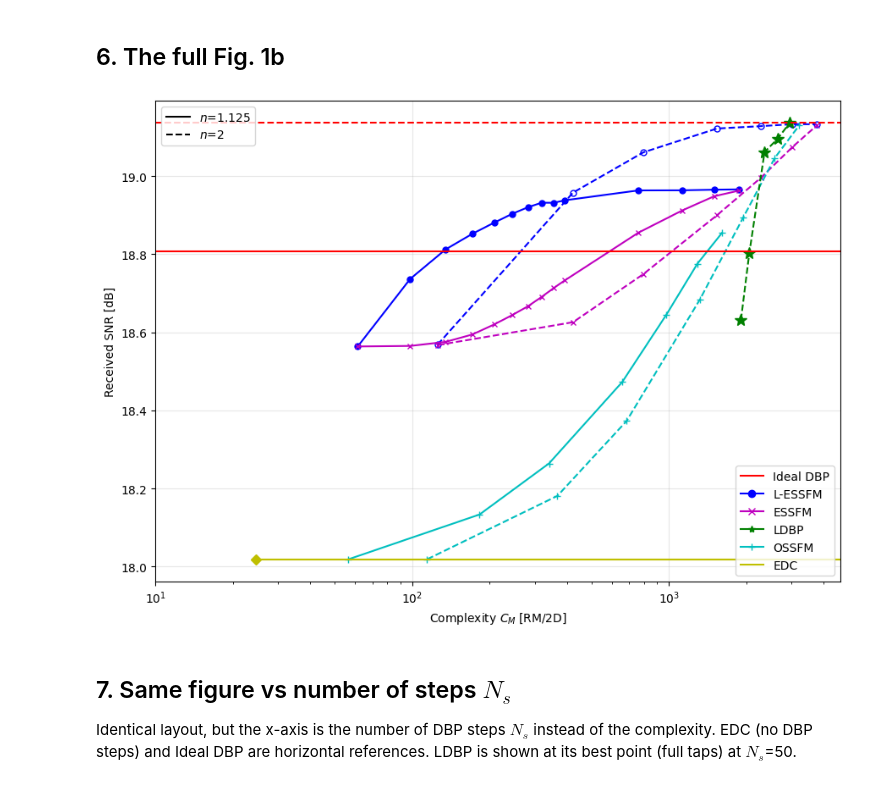
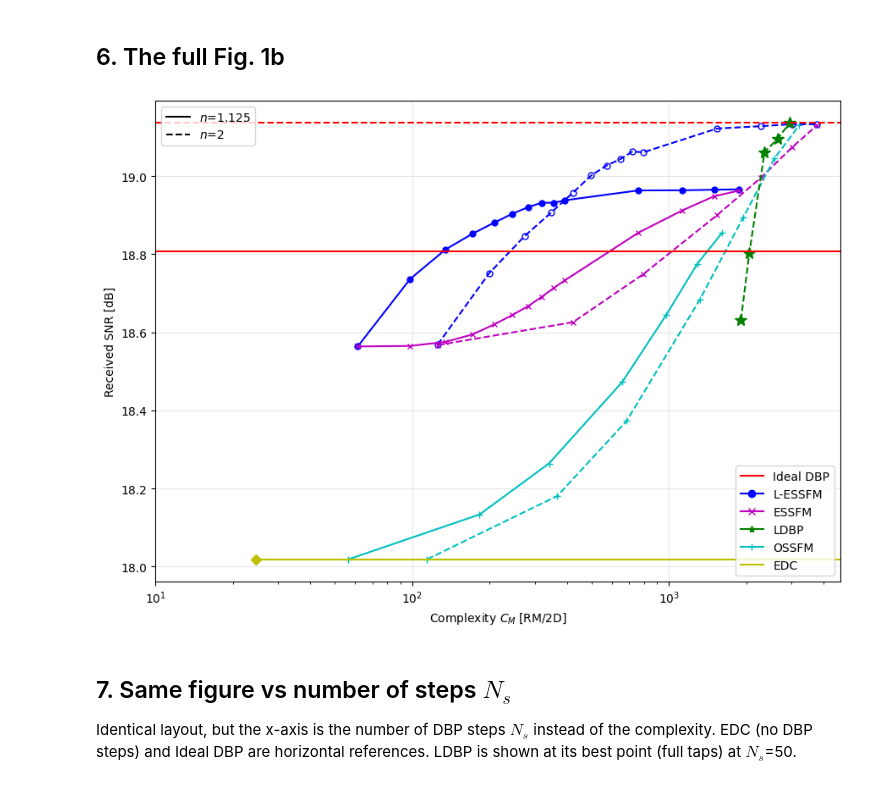
Before and after one commit to cellinidario/l_essfm, a Jupyter notebook: notebooks/01_170km_93GBd.ipynb, the cells around one changed output. Cells and saved outputs as stored; diff of their text form; code cells hidden in the pictures.

```diff
--- a/notebooks/01_170km_93GBd.ipynb
+++ b/notebooks/01_170km_93GBd.ipynb
@@ -95,7 +95,7 @@ lessfm125 = {ns: lessfm_peak(1.125,'lessfm',ns) for ns in NS_FULL}
 lessfm125 = {k:v for k,v in lessfm125.items() if v is not None}
 essfm125  = {ns: lessfm_peak(1.125,'essfm', ns) for ns in NS_FULL}
 essfm125  = {k:v for k,v in essfm125.items() if v is not None}
-lessfm2   = {ns: lessfm_peak(2.0,'lessfm',ns) for ns in NS_RED}
+lessfm2   = {ns: lessfm_peak(2.0,'lessfm',ns) for ns in NS_FULL}
 lessfm2   = {k:v for k,v in lessfm2.items() if v is not None}
 essfm2    = {ns: lessfm_peak(2.0,'essfm', ns) for ns in NS_RED}
 essfm2    = {k:v for k,v in essfm2.items() if v is not None}
@@ -173,35 +173,35 @@ fig, ax = plt.subplots(figsize=(9,6.5))
 def cx(d, nos): return [eval_compl(n, nos, L_KM, R_GBD) for n in sorted(d)], [d[n] for n in sorted(d)]
 # Each method is costed with its CHEAPEST implementation: time-domain cost grows
 # with Nc, frequency-domain cost depends only on the FFT block (Nc-independent).
 # ESSFM/L-ESSFM (large Nc) -> frequency; OSSFM (single coefficient, Nc=0) ->
 # time (complexityRM_OSSFM_time in Stella's MATLAB), ~14% cheaper.
 def cxt(d, nos): return [eval_compl_time(n, nos, L_KM, R_GBD, 0) for n in sorted(d)], [d[n] for n in sorted(d)]
 # L-ESSFM
 x,y = cx(lessfm125,1.125); ax.plot(x,y,color=C['lessfm'],ls='-',marker='o',ms=5)
 if lessfm2: x,y=cx(lessfm2,2.0); ax.plot(x,y,color=C['lessfm'],ls='--',marker='o',mfc='none',ms=5)
 # ESSFM
 x,y = cx(essfm125,1.125); ax.plot(x,y,color=C['essfm'],ls='-',marker='x',ms=5)
 if essfm2: x,y=cx(essfm2,2.0); ax.plot(x,y,color=C['essfm'],ls='--',marker='x',ms=5)
 # OSSFM
 x,y = cxt(ossfm125,1.125); ax.plot(x,y,color=C['ossfm'],ls='-',marker='+',ms=6)
 x,y = cxt(ossfm2,2.0); ax.plot(x,y,color=C['ossfm'],ls='--',marker='+',ms=6)
 # LDBP (n=2)
 if ldbp: ax.plot([c for c,_ in ldbp],[s for _,s in ldbp],color=C['ldbp'],ls='--',marker='*',ms=10)
 # Ideal + EDC
 ax.axhline(ideal125,color=C['ideal'],ls='-'); ax.axhline(ideal2,color=C['ideal'],ls='--')
 ax.set_xscale('log'); ax.set_xlim(1e1, ax.get_xlim()[1])
 x0 = eval_compl(0,1.125,L_KM,R_GBD)
 ax.plot([x0, ax.get_xlim()[1]],[edc,edc],color=C['edc'],ls='-'); ax.plot([x0],[edc],color=C['edc'],marker='D',ms=6)
 from matplotlib.lines import Line2D
 meth=[Line2D([0],[0],color=C['ideal'],label='Ideal DBP'),Line2D([0],[0],color=C['lessfm'],marker='o',label='L-ESSFM'),
       Line2D([0],[0],color=C['essfm'],marker='x',label='ESSFM'),Line2D([0],[0],color=C['ldbp'],marker='*',label='LDBP'),
       Line2D([0],[0],color=C['ossfm'],marker='+',label='OSSFM'),Line2D([0],[0],color=C['edc'],label='EDC')]
 sty=[Line2D([0],[0],color='k',ls='-',label='$n$=1.125'),Line2D([0],[0],color='k',ls='--',label='$n$=2')]
 l1=ax.legend(handles=meth,loc='lower right',fontsize=10); ax.add_artist(l1); ax.legend(handles=sty,loc='upper left',fontsize=10)
 ax.set_xlabel('Complexity $C_M$ [RM/2D]'); ax.set_ylabel('Received SNR [dB]'); ax.grid(True,alpha=0.3)
-plt.tight_layout(); plt.savefig(f'{RESDIR}/fig1b.png',dpi=110); plt.show()
+plt.tight_layout(); plt.savefig(f'{RESDIR}/fig1b.png',dpi=110); plt.savefig(f'{RESDIR}/fig1b.svg'); plt.show()
 # %% [output]
-[figure, old version]
+[figure, new version]
 # %% [markdown]
 ## 7. Same figure vs number of steps $N_s$
 
```
Also changed, not shown: parts of 2 cells of this notebook, 2 other files.
